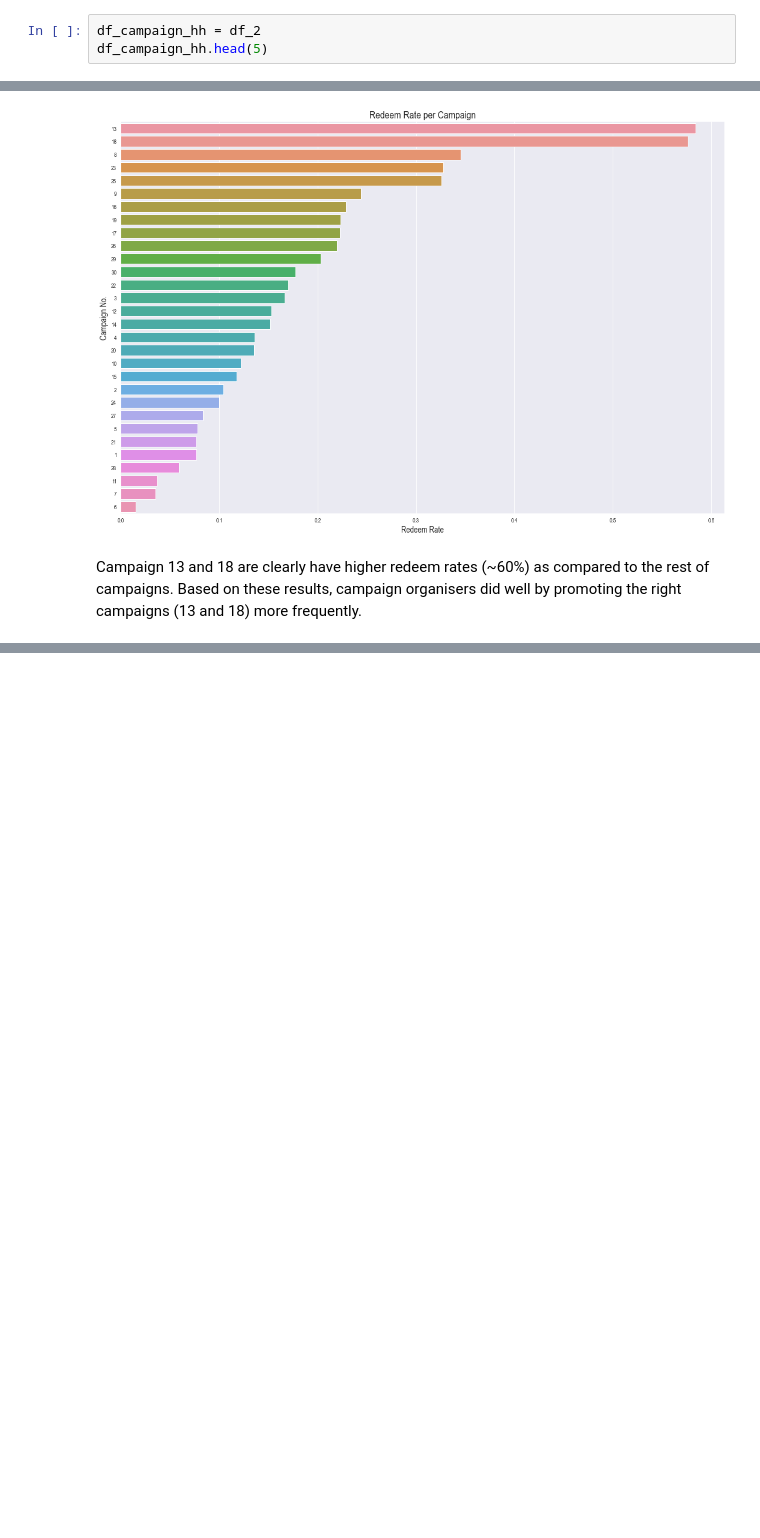
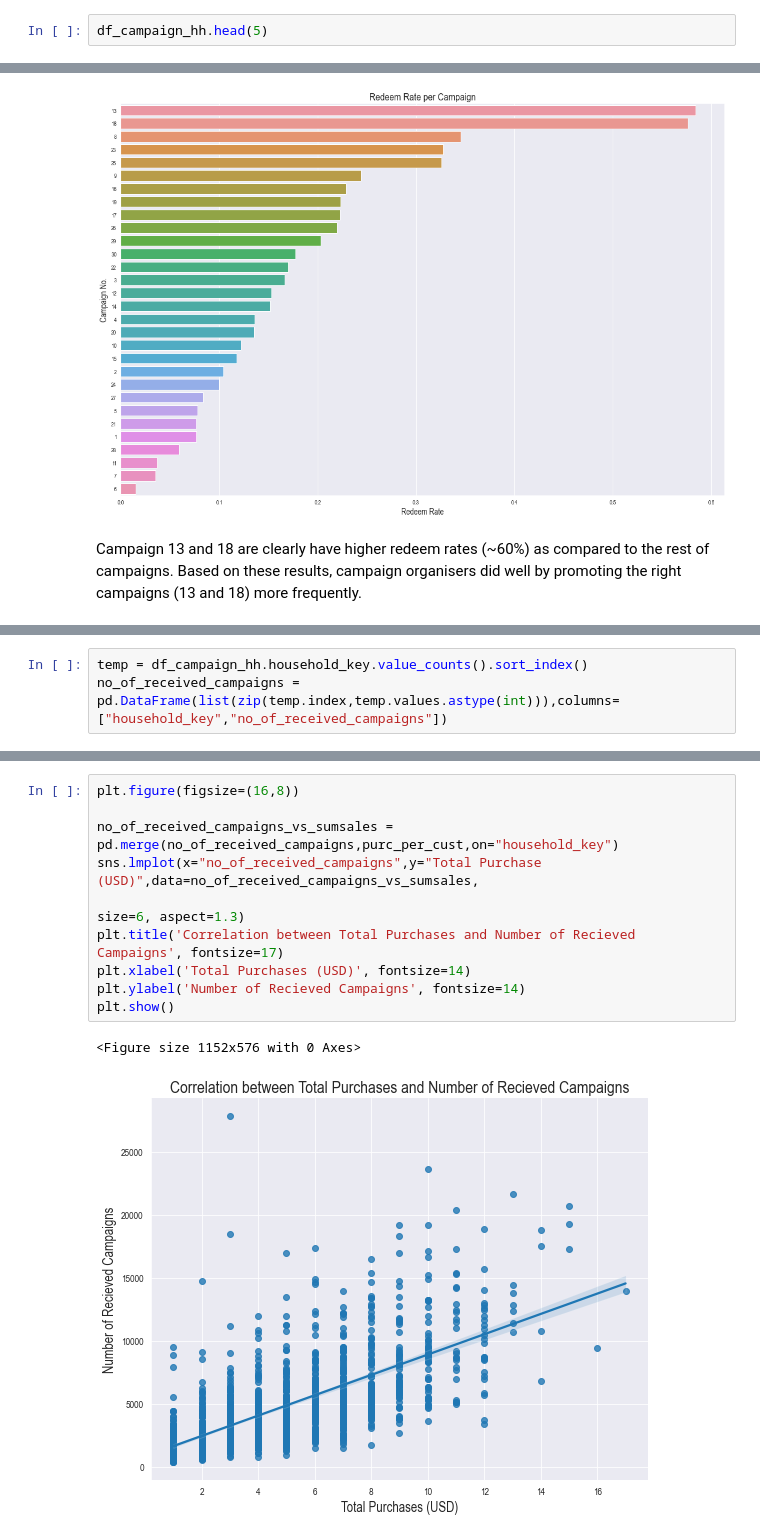
Before and after one commit to RufinoMartin/Retail-Marketing-Campaign, a Jupyter notebook: Dunnhumby.ipynb, the cells around one changed output, grey strips where cells are left out. Drawn from its saved outputs; the diff is of its cells as text; blank space fills up the shorter version.

```diff
--- a/Dunnhumby.ipynb
+++ b/Dunnhumby.ipynb
@@ -554,7 +550,6 @@ Datatypes & Missing values:
 Number of duplicate values :
 0
 # %%
-df_campaign_hh = df_2
 df_campaign_hh.head(5)
 # %% [output]
 |  | DESCRIPTION | household_key | CAMPAIGN |
@@ -805,0 +888,3 @@ Based on these results, campaign organisers did well by promoting the right camp
+# %%
+temp = df_campaign_hh.household_key.value_counts().sort_index()
+no_of_received_campaigns = pd.DataFrame(list(zip(temp.index,temp.values.astype(int))),columns=["household_key","no_of_received_campaigns"])
@@ -805,0 +895,13 @@ Based on these results, campaign organisers did well by promoting the right camp
+# %%
+plt.figure(figsize=(16,8))
+
+no_of_received_campaigns_vs_sumsales = pd.merge(no_of_received_campaigns,purc_per_cust,on="household_key")
+sns.lmplot(x="no_of_received_campaigns",y="Total Purchase (USD)",data=no_of_received_campaigns_vs_sumsales,
+                                                                                                          size=6, aspect=1.3)
+plt.title('Correlation between Total Purchases and Number of Recieved Campaigns', fontsize=17)
+plt.xlabel('Total Purchases (USD)', fontsize=14)
+plt.ylabel('Number of Recieved Campaigns', fontsize=14)
+plt.show()
+# %% [output]
+<Figure size 1152x576 with 0 Axes>
+[figure, added]
```
Also changed, not shown: parts of 18 cells of this notebook.
